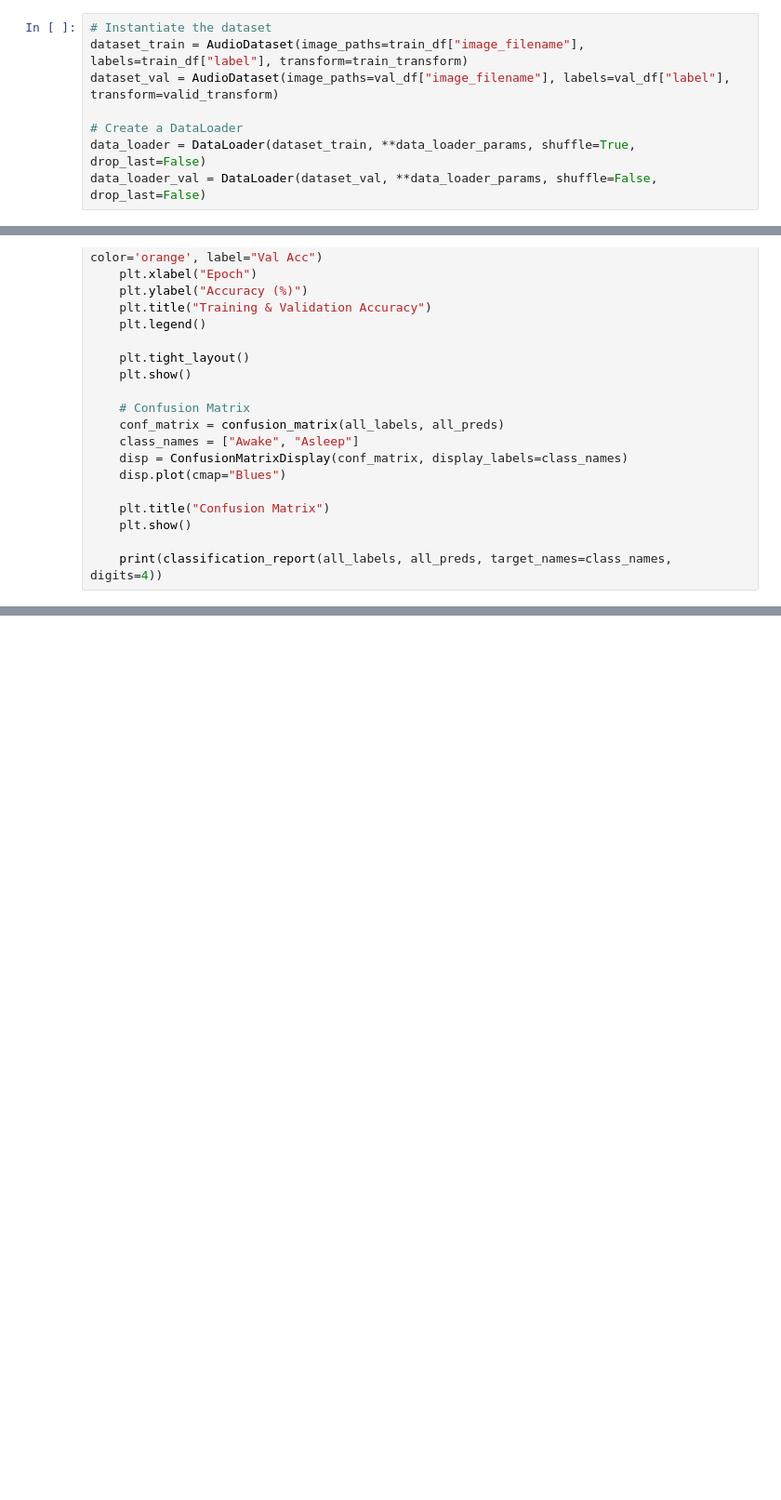
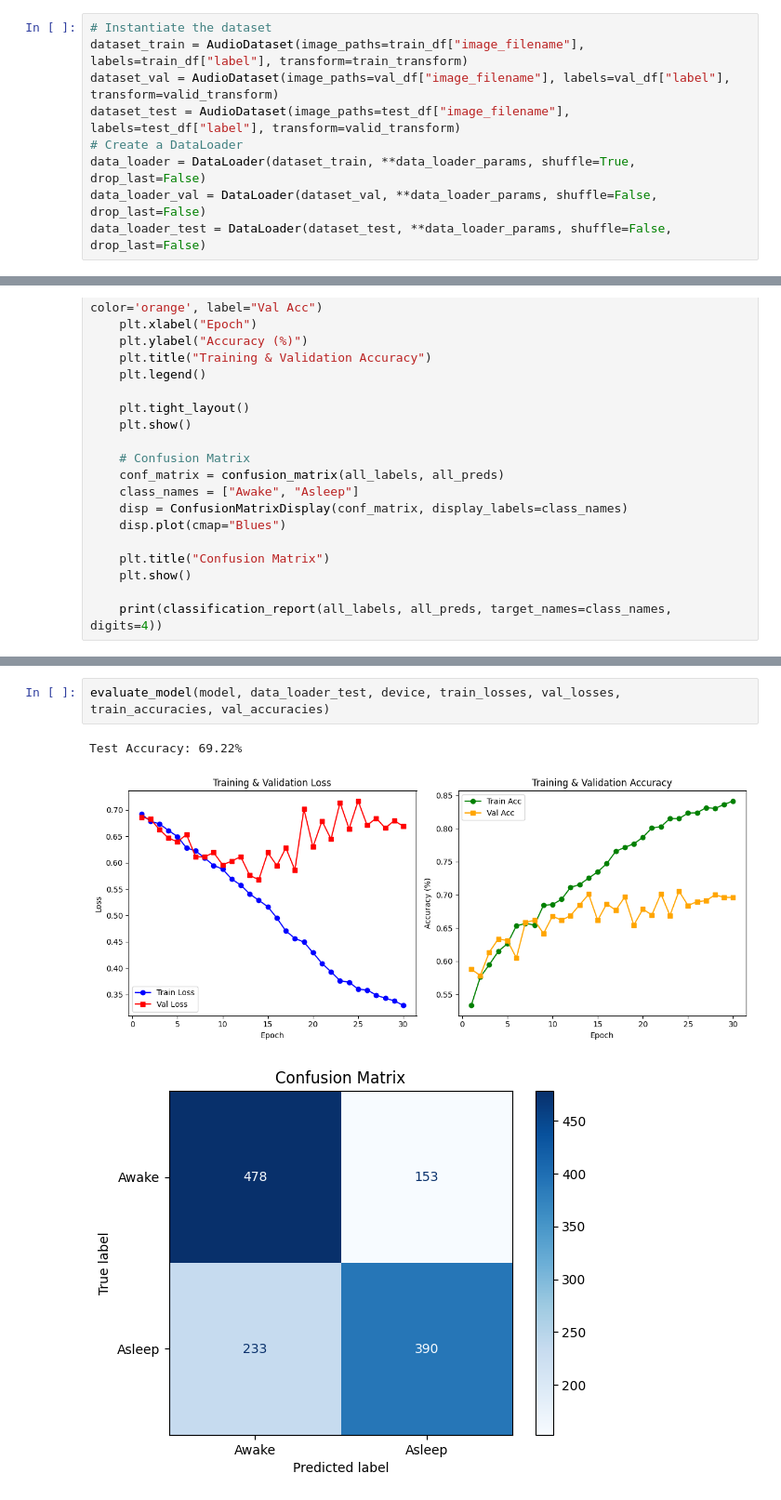
Before and after one commit to Behrad-R/COIN_Seminar, a Jupyter notebook: coin-seminar-paper-binary-class-improved.ipynb, the cells around one changed output, grey strips where cells are left out. Shown at 93% size. Drawn from its saved outputs; the diff is of its cells as text; blank space fills up the shorter version.

```diff
--- a/coin-seminar-paper-binary-class-improved.ipynb
+++ b/coin-seminar-paper-binary-class-improved.ipynb
@@ -908,10 +928,11 @@ data_loader_params = {
 # Instantiate the dataset
 dataset_train = AudioDataset(image_paths=train_df["image_filename"], labels=train_df["label"], transform=train_transform)
 dataset_val = AudioDataset(image_paths=val_df["image_filename"], labels=val_df["label"], transform=valid_transform)
-
+dataset_test = AudioDataset(image_paths=test_df["image_filename"], labels=test_df["label"], transform=valid_transform)
 # Create a DataLoader
 data_loader = DataLoader(dataset_train, **data_loader_params, shuffle=True, drop_last=False)
 data_loader_val = DataLoader(dataset_val, **data_loader_params, shuffle=False, drop_last=False)
+data_loader_test = DataLoader(dataset_test, **data_loader_params, shuffle=False, drop_last=False)
 # %% [markdown]
 It is important to note that we are doing a regression task, therefore we need to change the last layer to have only one output feature.
 # %% [markdown]
@@ -1576,0 +1359,6 @@ Prediction for audio 1669: 0  Actual value for audio 1669: 1.0
+# %%
+evaluate_model(model, data_loader_test, device, train_losses, val_losses, train_accuracies, val_accuracies)
+# %% [output]
+Test Accuracy: 69.22%
+[figure, added]
+[figure, added]
```
Also changed, not shown: parts of 10 cells of this notebook.
